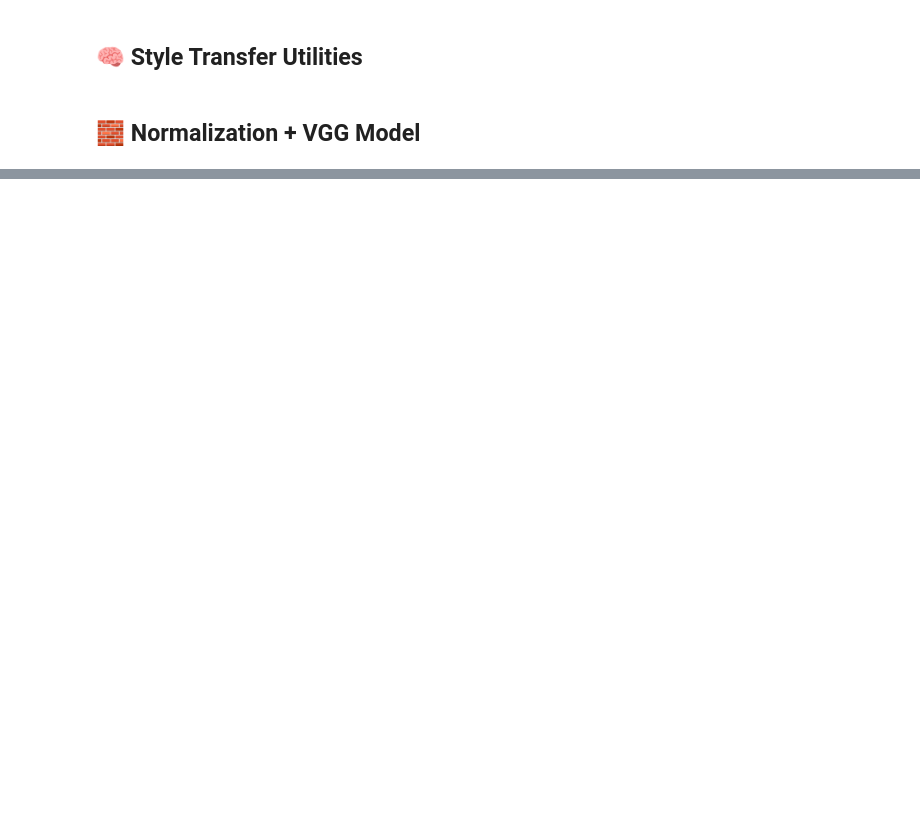
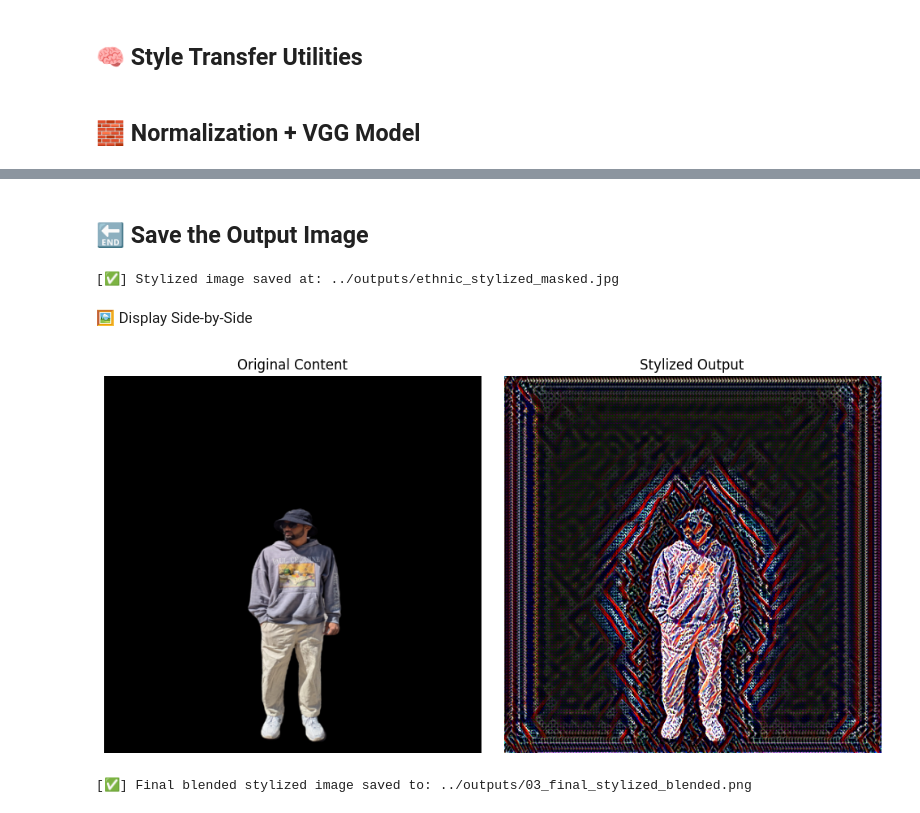
Before and after one commit to AnKu-02/AI-Virtual-Stylist, a Jupyter notebook: stylemorph/notebooks/Style_Transfer.ipynb, the cells around one changed output, grey strips where cells are left out. Saved outputs shown, nothing was run; the diff lists cells and outputs as text; code cells hidden in the pictures; blank space fills up the shorter version.

```diff
--- a/stylemorph/notebooks/Style_Transfer.ipynb
+++ b/stylemorph/notebooks/Style_Transfer.ipynb
@@ -236,0 +190,52 @@ plt.show()
+# %% [markdown]
+## 🔚 Save the Output Image
+# %%
+output_image = input_img.clone().detach().cpu().squeeze(0)
+output_image = transforms.ToPILImage()(output_image.clamp(0, 1))
+
+# Save path
+output_path = "../outputs/ethnic_stylized_masked.jpg"
+output_image.save(output_path)
+
+print(f"[✅] Stylized image saved at: {output_path}")
+# %% [output]
+[✅] Stylized image saved at: ../outputs/ethnic_stylized_masked.jpg
+# %% [markdown]
+🖼️ Display Side-by-Side
+# %%
+original = transforms.ToPILImage()(content_img.cpu().squeeze(0))
+stylized = output_image
+
+fig, axs = plt.subplots(1, 2, figsize=(10, 5))
+axs[0].imshow(original)
+axs[0].set_title("Original Content")
+axs[0].axis("off")
+
+axs[1].imshow(stylized)
+axs[1].set_title("Stylized Output")
+axs[1].axis("off")
+
+plt.tight_layout()
+plt.show()
+# %% [output]
+[figure, added]
+# %%
+from PIL import Image
+
+# Load images
+stylized = Image.open("../outputs/02_stylized_masked.jpg").convert("RGBA")
+mask = Image.open("../outputs/01_mask.png").convert("L").resize(stylized.size)
+black_bg = Image.new("RGBA", stylized.size, (0, 0, 0, 255))
+
+# Blend stylized image on black background using mask
+final = Image.composite(stylized, black_bg, mask)
+
+# Save
+final_path = "../outputs/03_final_stylized_blended.png"
+final.save(final_path)
+print(f"[✅] Final blended stylized image saved to: {final_path}")
+
+# Show result
+final.show()
+# %% [output]
+[✅] Final blended stylized image saved to: ../outputs/03_final_stylized_blended.png
```
Also changed, not shown: parts of 14 cells of this notebook, 3 other files.
